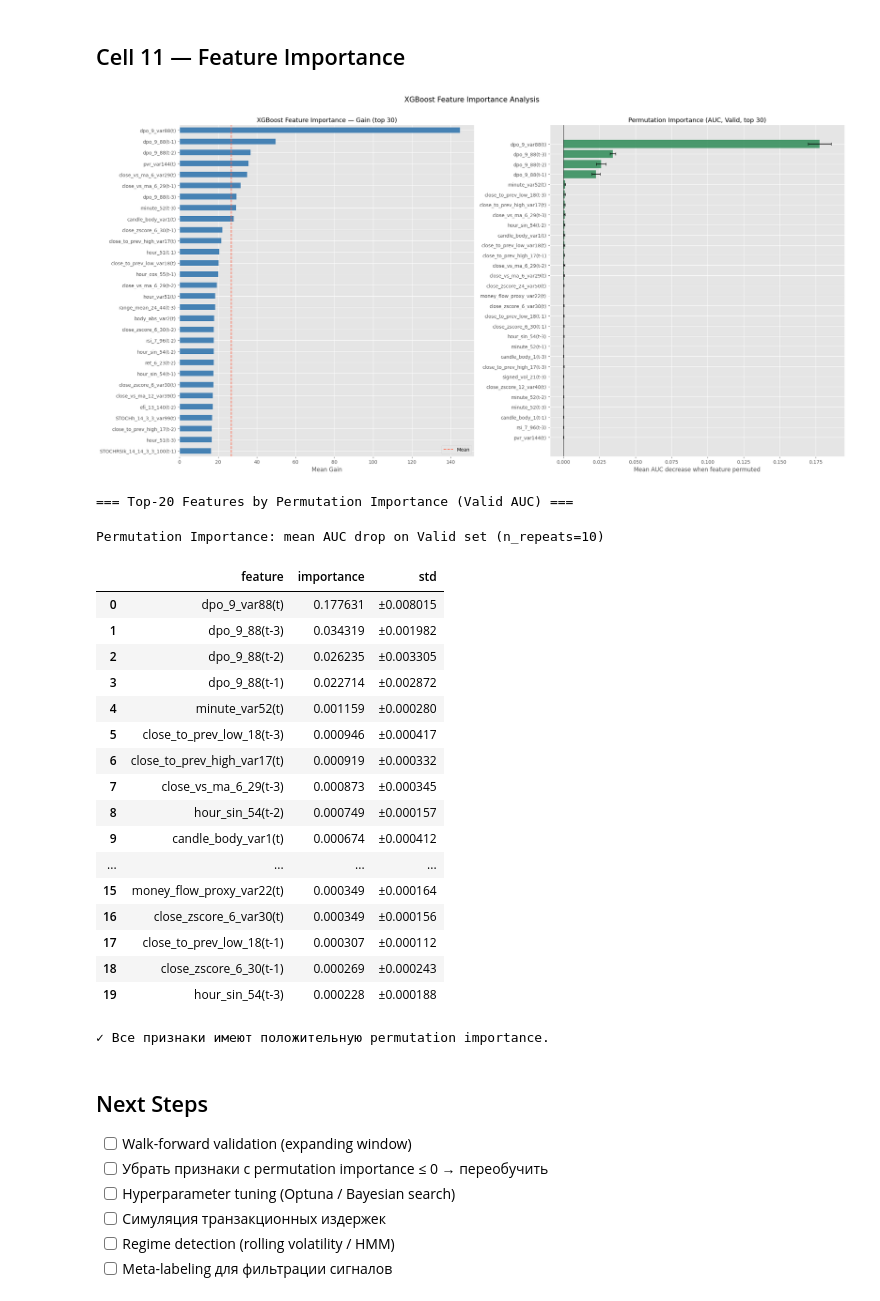
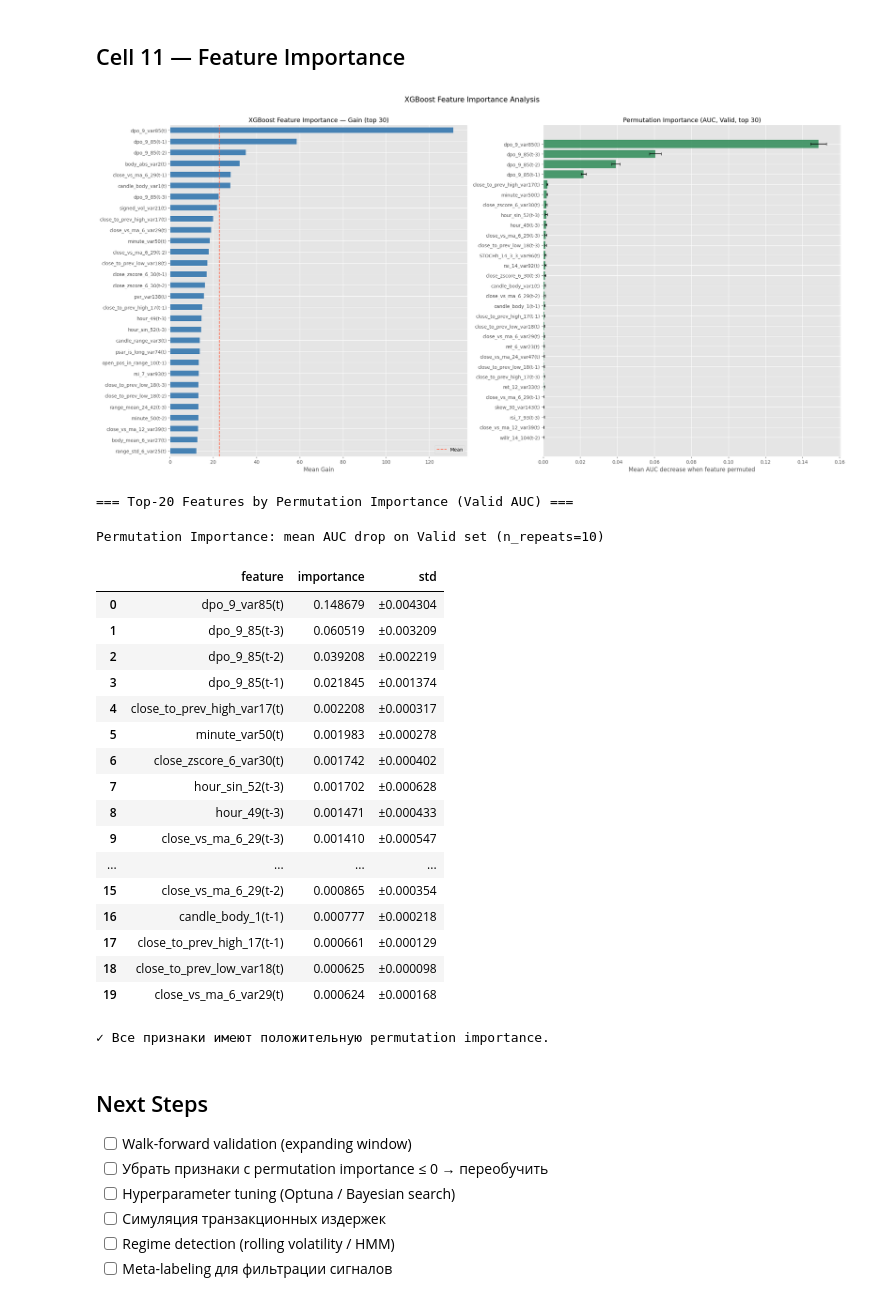
Before and after one commit to jekamalyshev/sber-intraday-pipeline, a Jupyter notebook: sber_intraday_pipeline.ipynb, the cells around one changed output. Drawn from its saved outputs; the diff is of its cells as text; code cells hidden in the pictures.

```diff
--- a/sber_intraday_pipeline.ipynb
+++ b/sber_intraday_pipeline.ipynb
@@ -398,7 +398,7 @@ def get_leakage_columns(df):
     return list(set(leakage + target_cols))
 
 # ── Утилитарные фильтры (вызываются по очереди в build_X_y_for_model) ────
-def _drop_high_nan(X, threshold=0.30, verbose=True):
+def _drop_high_nan(X, threshold=0.20, verbose=True):
     """Удаляет колонки с долей NaN выше threshold (по умолчанию 30%)."""
     nan_frac = X.isna().mean()
     high_nan = nan_frac[nan_frac > threshold].index.tolist()
@@ -416,7 +416,7 @@ def _drop_constants(X, verbose=True):
         print(f'  drop_constants: удалено {len(constants)}: {constants}')
     return X
 
-def _drop_high_corr(X, threshold=0.98, verbose=True):
+def _drop_high_corr(X, threshold=0.95, verbose=True):
     """Удаляет одну из пары колонок с |corr| выше threshold."""
     sample = X.sample(n=min(len(X), 5000), random_state=42) if len(X) > 5000 else X
     corr = sample.corr().abs()
@@ -447,7 +447,7 @@ def build_X_y_for_model(feature_df, n_in=3, apply_corr_filter=True):
     print(f'Признаков после генерации (до фильтрации): {X_base.shape[1]} колонок')
 
     # Шаг 1-3: убираем колонки с большой долей NaN и константы
-    X_base = _drop_high_nan(X_base, threshold=0.30)
+    X_base = _drop_high_nan(X_base, threshold=0.20)
     X_base = _drop_constants(X_base)
     print(f'После фильтра NaN/const: {X_base.shape[1]} колонок')
 
@@ -467,7 +467,7 @@ def build_X_y_for_model(feature_df, n_in=3, apply_corr_filter=True):
     if apply_corr_filter:
         before = X_supervised.shape[1]
         X_supervised = _drop_constants(X_supervised, verbose=False)
-        X_supervised = _drop_high_corr(X_supervised, threshold=0.98)
+        X_supervised = _drop_high_corr(X_supervised, threshold=0.95)
         print(f'После корреляционного фильтра: {X_supervised.shape[1]} колонок (удалено {before - X_supervised.shape[1]})')
 
     return X_supervised, y_aligned, leakage_cols
@@ -756,7 +862,7 @@ TOP_N = 30
 #    значений признака; устойчив к коллинеарности и более интерпретируем.
 # ── 1. Built-in importance (gain) ────────────────────────────────────────
 importance_gain = (
-    pd.Series(baseline_model.get_booster().get_score(importance_type='gain'))
+    pd.Series(final_model.get_booster().get_score(importance_type='gain'))
     .sort_values(ascending=False)
     .head(TOP_N)
 )
@@ -765,11 +871,11 @@ importance_gain = (
 # n_repeats=10 — усредняем для устойчивости; scoring='roc_auc' — целевая метрика.
 # Считаем на X_valid, который модель не видела во время обучения весов.
 perm_result = permutation_importance(
-    baseline_model, X_valid, y_valid,
+    final_model, final_X_valid, y_valid,
     n_repeats=10, scoring='roc_auc', random_state=42, n_jobs=-1,
 )
 perm_df = (
-    pd.DataFrame({'feature': X_valid.columns,
+    pd.DataFrame({'feature': final_X_valid.columns,
                   'importance': perm_result.importances_mean,
                   'std': perm_result.importances_std})
     .sort_values('importance', ascending=False)
@@ -788,53 +894,53 @@ axes[0].legend()
 perm_plot = perm_df.sort_values('importance')
 axes[1].barh(perm_plot['feature'], perm_plot['importance'], xerr=perm_plot['std'],
              color='seagreen', edgecolor='none', alpha=0.85, capsize=3)
 axes[1].axvline(0, color='black', lw=0.8)
 axes[1].set_title(f'Permutation Importance (AUC, Valid, top {TOP_N})', fontsize=13)
 axes[1].set_xlabel('Mean AUC decrease when feature permuted')
 
 plt.suptitle('XGBoost Feature Importance Analysis', fontsize=15, y=1.01)
 plt.tight_layout(); plt.show()
 
 # ── Сводная таблица топ-20 ────────────────────────────────────────────────
 print('\n=== Top-20 Features by Permutation Importance (Valid AUC) ===')
 display(
     perm_df.head(20)
     .assign(importance=lambda d: d['importance'].round(6),
             std=lambda d: d['std'].round(6))
     .reset_index(drop=True)
     .style.bar(subset=['importance'], color='#5fba7d', vmin=0)
     .format({'importance': '{:.6f}', 'std': '±{:.6f}'})
     .set_caption('Permutation Importance: mean AUC drop on Valid set (n_repeats=10)')
 )
 
 # ── Кандидаты на удаление ────────────────────────────────────────────────
 zero_perm = perm_df[perm_df['importance'] <= 0]['feature'].tolist()
 if zero_perm:
     print(f'\n⚠️ Признаки с importance ≤ 0 (кандидаты на удаление): {len(zero_perm)}')
     print(zero_perm)
 else:
     print('\n✓ Все признаки имеют положительную permutation importance.')
 # %% [output]
-[figure, old version]
+[figure, new version]
 === Top-20 Features by Permutation Importance (Valid AUC) ===
 Permutation Importance: mean AUC drop on Valid set (n_repeats=10)
 |  | feature | importance | std |
-| 0 | dpo_9_var88(t) | 0.177631 | ±0.008015 |
-| 1 | dpo_9_88(t-3) | 0.034319 | ±0.001982 |
-| 2 | dpo_9_88(t-2) | 0.026235 | ±0.003305 |
-| 3 | dpo_9_88(t-1) | 0.022714 | ±0.002872 |
-| 4 | minute_var52(t) | 0.001159 | ±0.000280 |
-| 5 | close_to_prev_low_18(t-3) | 0.000946 | ±0.000417 |
-| 6 | close_to_prev_high_var17(t) | 0.000919 | ±0.000332 |
-| 7 | close_vs_ma_6_29(t-3) | 0.000873 | ±0.000345 |
-| 8 | hour_sin_54(t-2) | 0.000749 | ±0.000157 |
-| 9 | candle_body_var1(t) | 0.000674 | ±0.000412 |
+| 0 | dpo_9_var85(t) | 0.148679 | ±0.004304 |
+| 1 | dpo_9_85(t-3) | 0.060519 | ±0.003209 |
+| 2 | dpo_9_85(t-2) | 0.039208 | ±0.002219 |
+| 3 | dpo_9_85(t-1) | 0.021845 | ±0.001374 |
+| 4 | close_to_prev_high_var17(t) | 0.002208 | ±0.000317 |
+| 5 | minute_var50(t) | 0.001983 | ±0.000278 |
+| 6 | close_zscore_6_var30(t) | 0.001742 | ±0.000402 |
+| 7 | hour_sin_52(t-3) | 0.001702 | ±0.000628 |
+| 8 | hour_49(t-3) | 0.001471 | ±0.000433 |
+| 9 | close_vs_ma_6_29(t-3) | 0.001410 | ±0.000547 |
 | ... | ... | ... | ... |
-| 15 | money_flow_proxy_var22(t) | 0.000349 | ±0.000164 |
-| 16 | close_zscore_6_var30(t) | 0.000349 | ±0.000156 |
-| 17 | close_to_prev_low_18(t-1) | 0.000307 | ±0.000112 |
-| 18 | close_zscore_6_30(t-1) | 0.000269 | ±0.000243 |
-| 19 | hour_sin_54(t-3) | 0.000228 | ±0.000188 |
+| 15 | close_vs_ma_6_29(t-2) | 0.000865 | ±0.000354 |
+| 16 | candle_body_1(t-1) | 0.000777 | ±0.000218 |
+| 17 | close_to_prev_high_17(t-1) | 0.000661 | ±0.000129 |
+| 18 | close_to_prev_low_var18(t) | 0.000625 | ±0.000098 |
+| 19 | close_vs_ma_6_var29(t) | 0.000624 | ±0.000168 |
 ✓ Все признаки имеют положительную permutation importance.
 # %% [markdown]
 ## Next Steps
```
Also changed, not shown: parts of 8 cells of this notebook, 1 other file.
